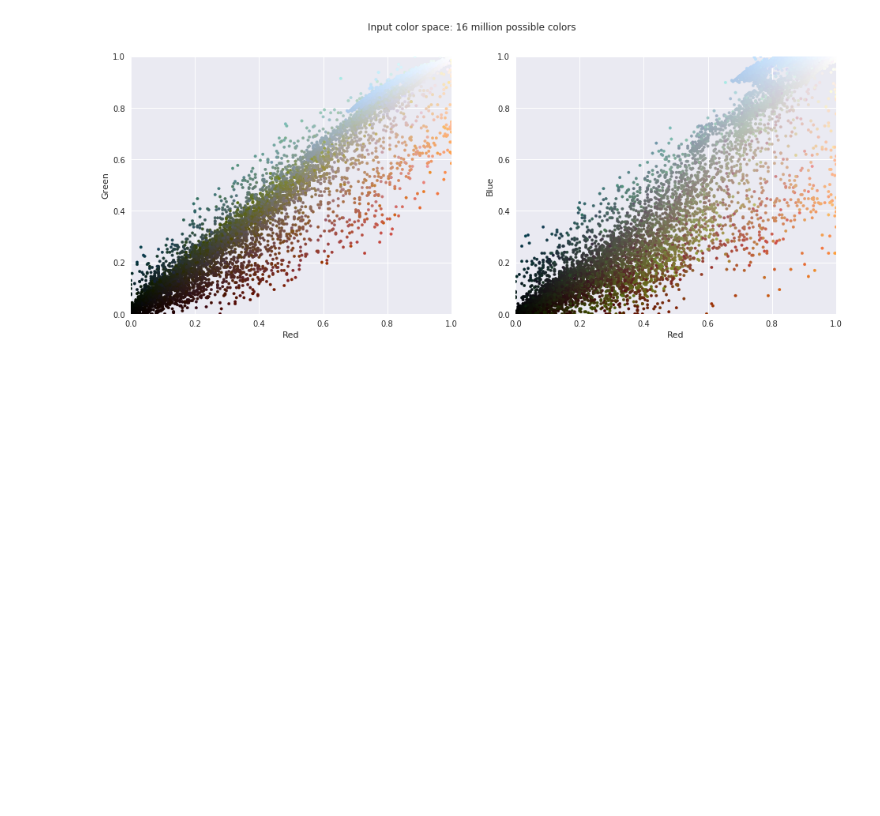
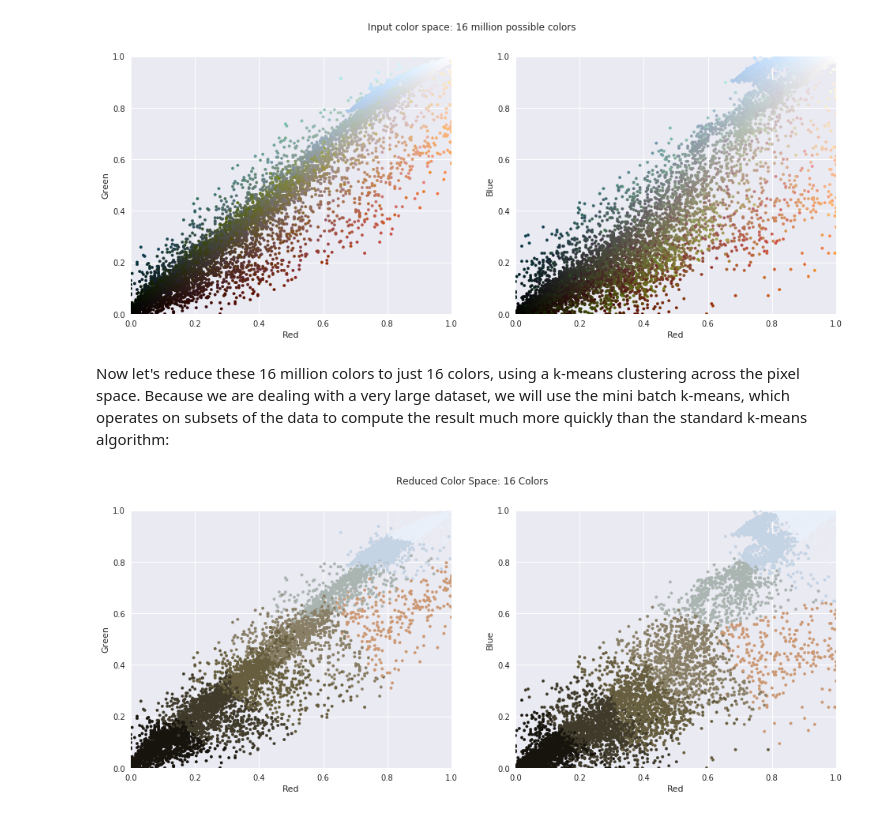
Before and after one commit to sanidhyamangal/color_compression, a Jupyter notebook: Color Compression.ipynb, the cells around one changed output. Drawn from its saved outputs; the diff is of its cells as text; code cells hidden in the pictures; blank space fills up the shorter version.

Commit message:
added: reduced colours computation

```diff
--- a/Color Compression.ipynb
+++ b/Color Compression.ipynb
@@ -63,3 +63,19 @@ def plot_pixels(data, title, colors=None,N=10000):
 plot_pixels(data,title='Input color space: 16 million possible colors')
 # %% [output]
 [figure]
+# %% [markdown]
+Now let's reduce these 16 million colors to just 16 colors, using a k-means clustering across the pixel space. Because we are dealing with a very large dataset, we will use the mini batch k-means, which operates on subsets of the data to compute the result much more quickly than the standard k-means algorithm:
+# %%
+# supressing warnings
+import warnings; warnings.simplefilter('ignore') # fix numpy warning
+from sklearn.cluster import MiniBatchKMeans
+
+# making cluster model
+kmeans = MiniBatchKMeans()
+kmeans.fit(data)  #fitting data
+
+new_colors = kmeans.cluster_centers_[kmeans.predict(data)] # obtaining new colors
+
+plot_pixels(data, colors=new_colors, title='Reduced Color Space: 16 Colors')
+# %% [output]
+[figure, added]
```
